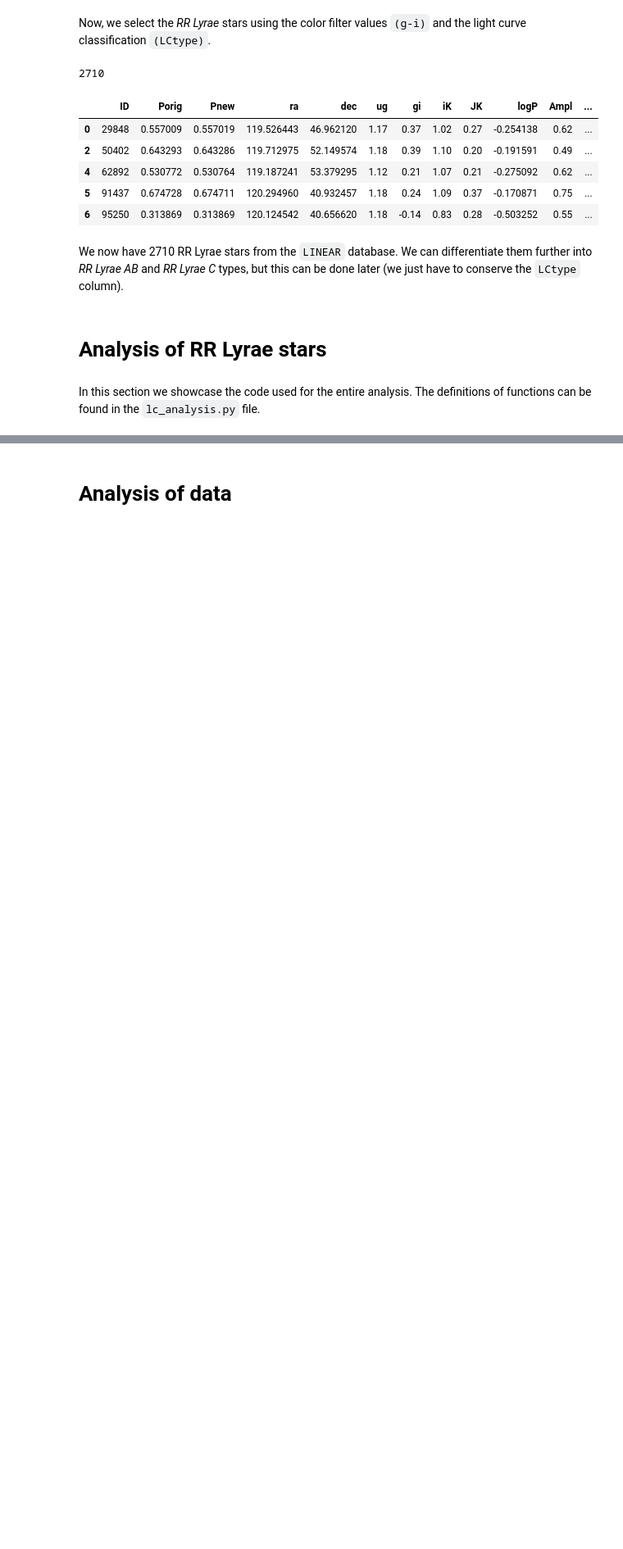
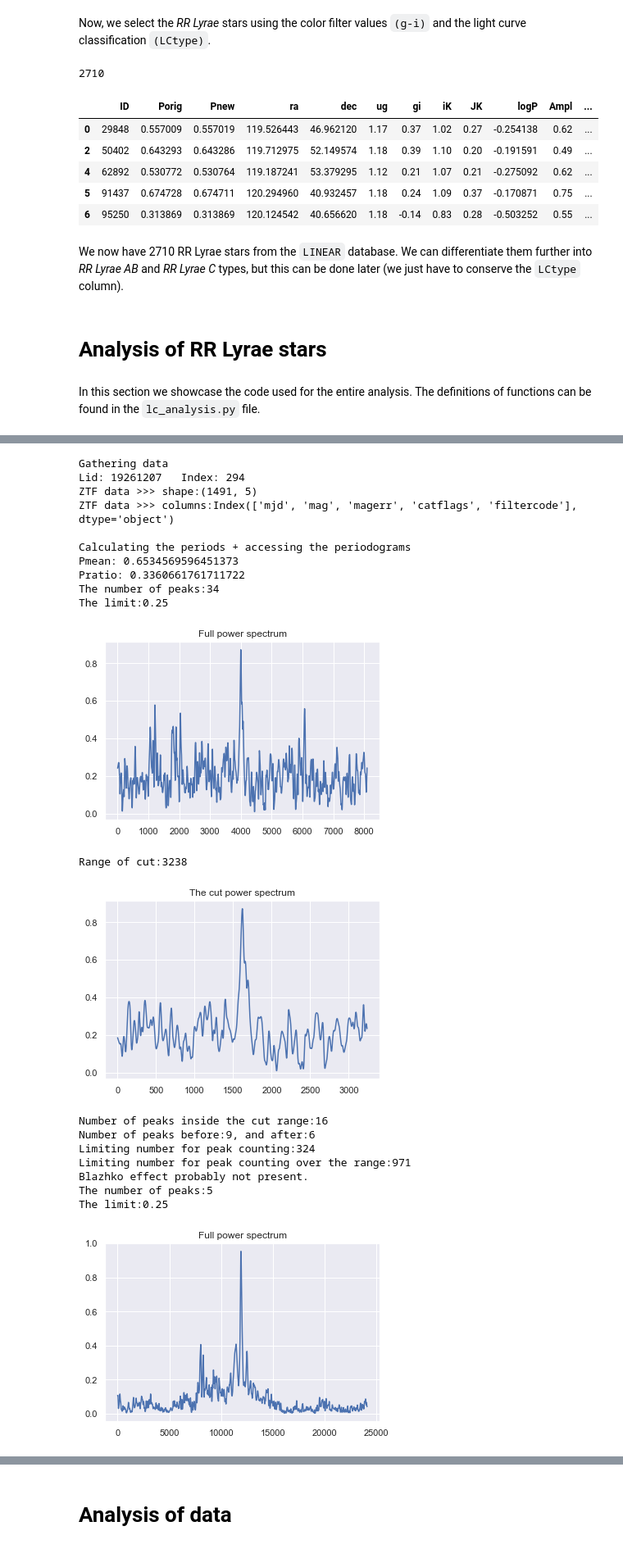
Before and after one commit to emadonev/var_stars, a Jupyter notebook: nbs/03_Analyzing_RR_Lyrae.ipynb, the cells around one changed output, grey strips where cells are left out. Shown at 82% size. Drawn from its saved outputs; the diff is of its cells as text; code cells hidden in the pictures; blank space fills up the shorter version.

```diff
--- a/nbs/03_Analyzing_RR_Lyrae.ipynb
+++ b/nbs/03_Analyzing_RR_Lyrae.ipynb
@@ -265,0 +368,64 @@ ValueError: list.remove(x): x not in list
+# %%
+i = 294
+verbose = True
+# STEP 1: Gather the data
+if verbose: print(colored('Gathering data', 'yellow'))
+# --------------------------
+# LINEAR
+Lid = Lids[i]
+if verbose: print(f'Lid: {Lid}   Index: {i}')
+
+tL, mL, mLerr = data.get_light_curve(Lid).T
+ra = rectascension[i]
+dec = declination[i]
+
+# ZTF
+ZTFdata = getZTFlightcurve(ra, dec)
+if verbose:
+    print(f'ZTF data >>> shape:{ZTFdata.shape}')
+    print(f'ZTF data >>> columns:{ZTFdata.columns}')
+
+# STEP 2: Calculating the periods + accessing the periodograms
+if verbose: print(colored('\nCalculating the periods + accessing the periodograms', 'yellow'))
+# ---------------------------------------------------------------
+nterms = 3
+Plinear, fL, pL = doPeriods(tL, mL, mLerr, nterms, lsPS=True)
+if ZTFdata.empty:
+    if verbose: print('ZTFdata is empty!')
+    Pztf, fZ, pZ = 0,np.array(()),np.array(())
+else:
+    Pztf, fZ, pZ = getZTFperiod(ZTFdata, nterms, ZTFbands=['zg', 'zr', 'zi'], lsPS=True)
+
+Pmean = (Plinear+Pztf)/2
+Pratio = Pztf/Plinear
+if verbose:
+    print(f'Pmean: {Pmean}')
+    print(f'Pratio: {Pratio}')
+
+Lindicator, Llimit = periodogram_blazhko(pL, 0.3, 0.2, 0.1,verbose=True)
+if ZTFdata.empty==True:
+    Zindicator, Zlimit = np.nan, np.nan
+else:
+    Zindicator, Zlimit = periodogram_blazhko(pZ, 0.3, 0.2, 0.1,verbose=True)
+# %% [output]
+Gathering data
+Lid: 19261207   Index: 294
+ZTF data >>> shape:(1491, 5)
+ZTF data >>> columns:Index(['mjd', 'mag', 'magerr', 'catflags', 'filtercode'], dtype='object')
+
+Calculating the periods + accessing the periodograms
+Pmean: 0.6534569596451373
+Pratio: 0.3360661761711722
+The number of peaks:34
+The limit:0.25
+[figure, added]
+Range of cut:3238
+[figure, added]
+Number of peaks inside the cut range:16
+Number of peaks before:9, and after:6
+Limiting number for peak counting:324
+Limiting number for peak counting over the range:971
+Blazhko effect probably not present.
+The number of peaks:5
+The limit:0.25
+[figure, added]
```
Also changed, not shown: parts of 51 cells of this notebook, 3 other files.
